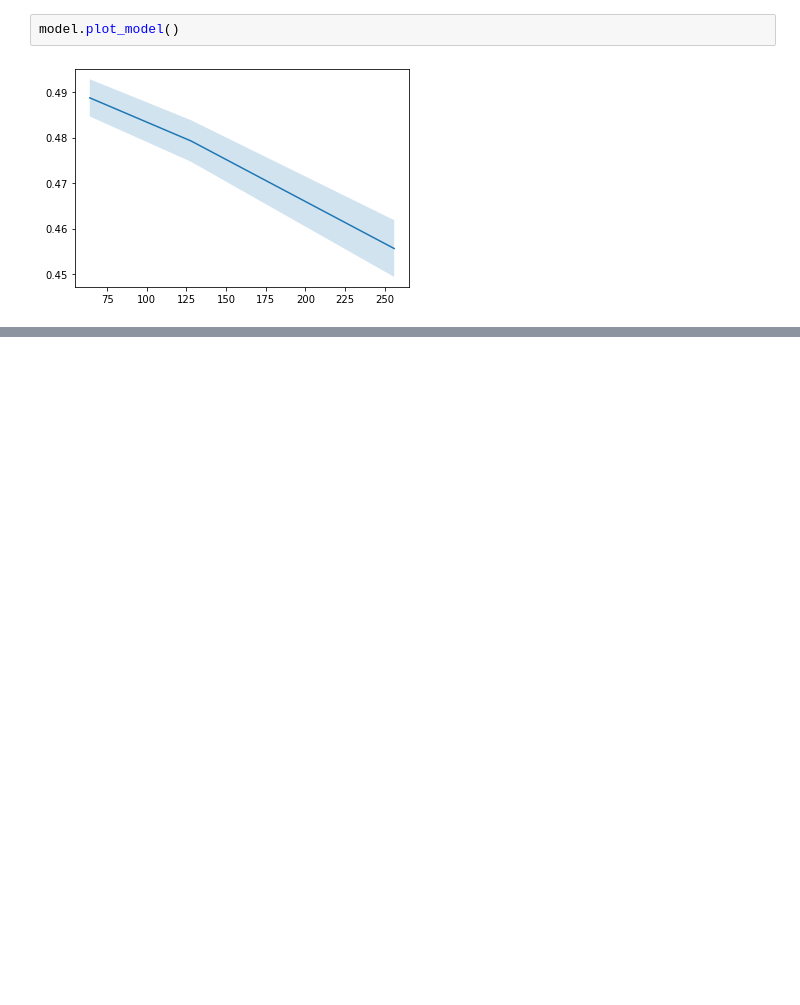
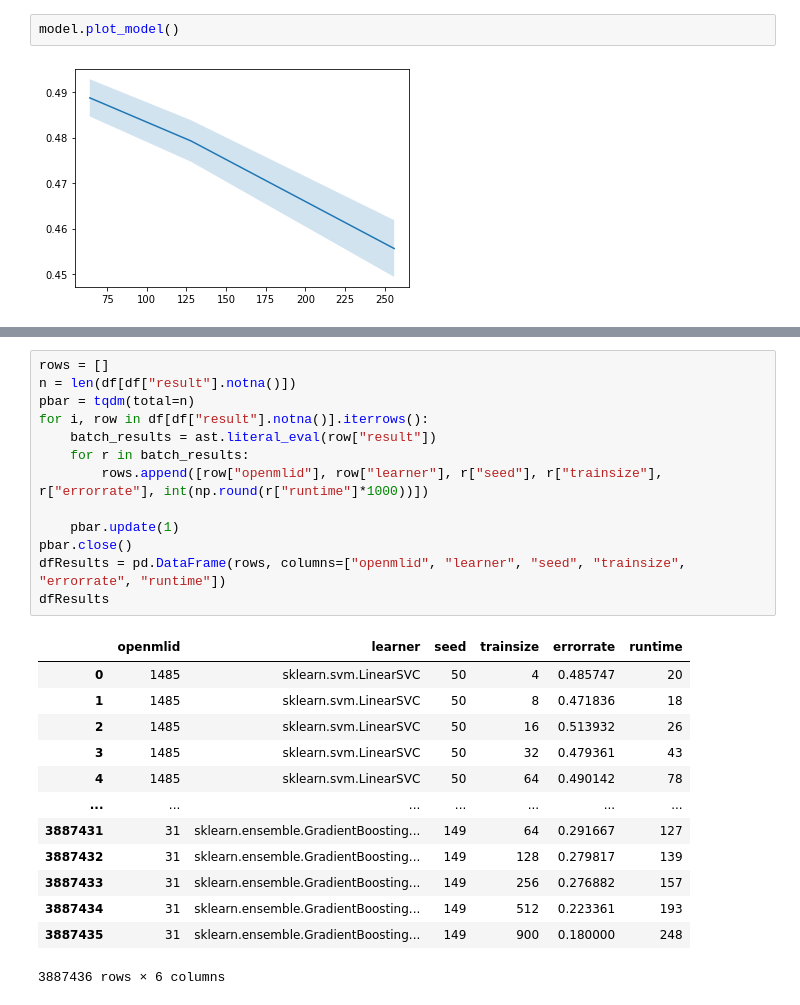
Before and after one commit to fmohr/lccv, a Jupyter notebook: lccv/convexity-analysis.ipynb, the cells around one changed output, grey strips where cells are left out. Drawn from its saved outputs; the diff is of its cells as text; blank space fills up the shorter version.

```diff
--- a/lccv/convexity-analysis.ipynb
+++ b/lccv/convexity-analysis.ipynb
@@ -34,0 +62,27 @@ model.plot_model()
+# %%
+rows = []
+n = len(df[df["result"].notna()])
+pbar = tqdm(total=n)
+for i, row in df[df["result"].notna()].iterrows():
+    batch_results = ast.literal_eval(row["result"])
+    for r in batch_results:
+        rows.append([row["openmlid"], row["learner"], r["seed"], r["trainsize"], r["errorrate"], int(np.round(r["runtime"]*1000))])
+
+    pbar.update(1)
+pbar.close()
+dfResults = pd.DataFrame(rows, columns=["openmlid", "learner", "seed", "trainsize", "errorrate", "runtime"])
+dfResults
+# %% [output]
+|  | openmlid | learner | seed | trainsize | errorrate | runtime |
+| 0 | 1485 | sklearn.svm.LinearSVC | 50 | 4 | 0.485747 | 20 |
+| 1 | 1485 | sklearn.svm.LinearSVC | 50 | 8 | 0.471836 | 18 |
+| 2 | 1485 | sklearn.svm.LinearSVC | 50 | 16 | 0.513932 | 26 |
+| 3 | 1485 | sklearn.svm.LinearSVC | 50 | 32 | 0.479361 | 43 |
+| 4 | 1485 | sklearn.svm.LinearSVC | 50 | 64 | 0.490142 | 78 |
+| ... | ... | ... | ... | ... | ... | ... |
+| 3887431 | 31 | sklearn.ensemble.GradientBoosting... | 149 | 64 | 0.291667 | 127 |
+| 3887432 | 31 | sklearn.ensemble.GradientBoosting... | 149 | 128 | 0.279817 | 139 |
+| 3887433 | 31 | sklearn.ensemble.GradientBoosting... | 149 | 256 | 0.276882 | 157 |
+| 3887434 | 31 | sklearn.ensemble.GradientBoosting... | 149 | 512 | 0.223361 | 193 |
+| 3887435 | 31 | sklearn.ensemble.GradientBoosting... | 149 | 900 | 0.180000 | 248 |
+3887436 rows × 6 columns
```
Also changed, not shown: parts of 6 cells of this notebook, 12 other files.
